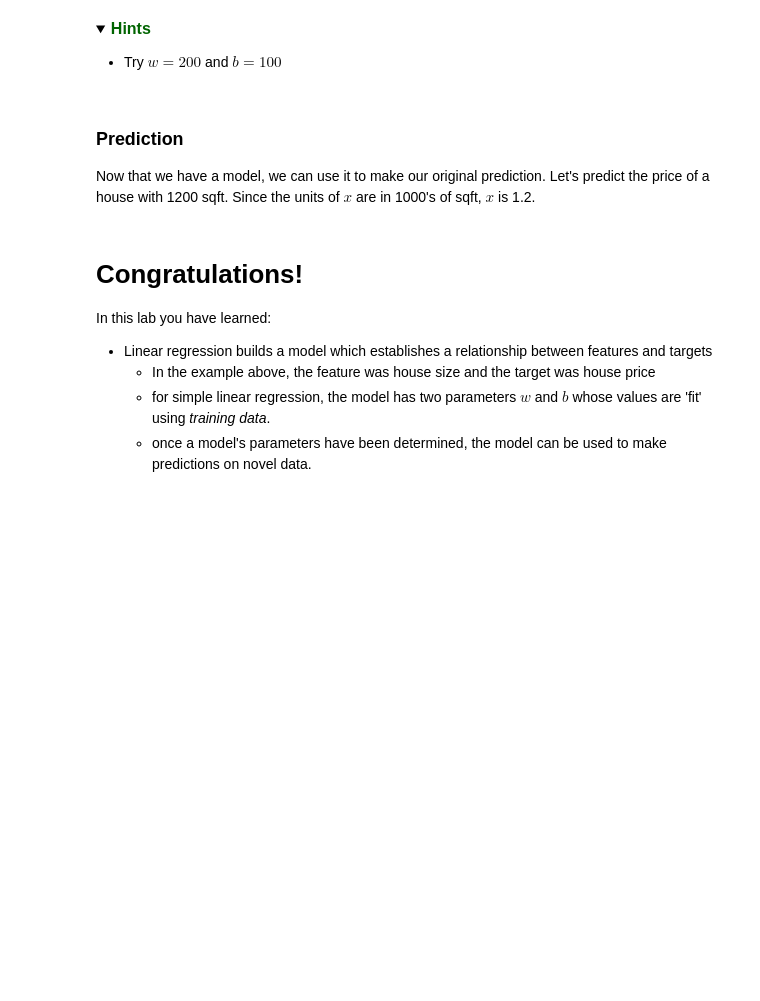
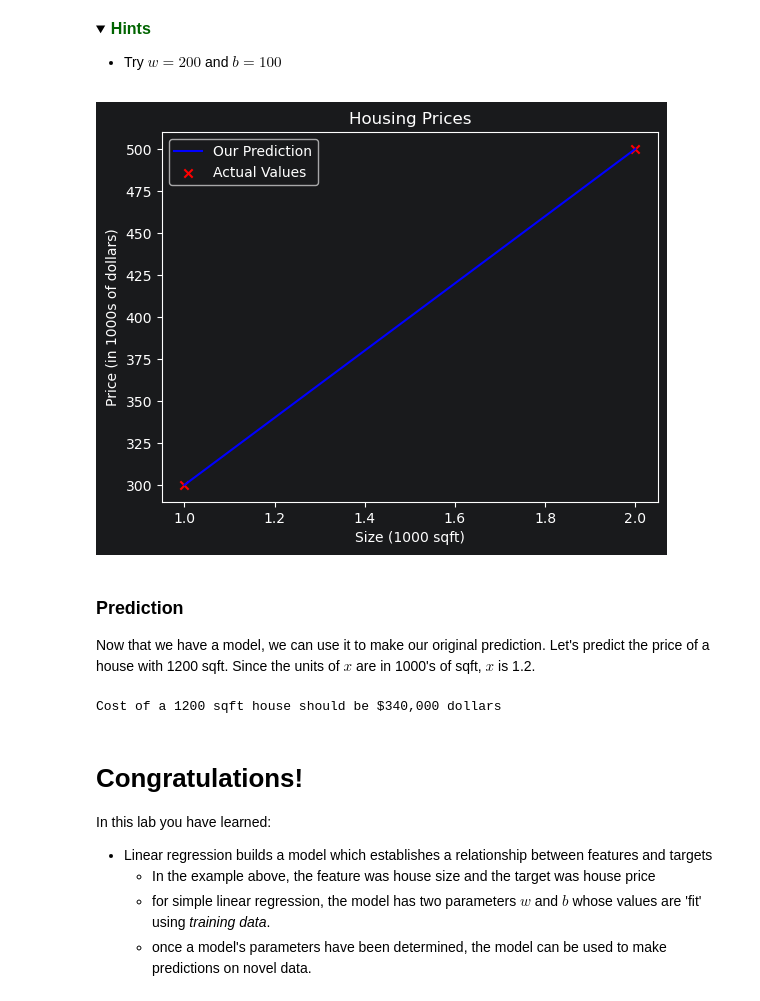
Before and after one commit to costinchelu/workspace-ml, a Jupyter notebook: deeplearning-ai-machine-learning/w1/C1_W1_Lab02_Model_Representation_Soln.ipynb, the cells around one changed output. Cells and saved outputs as stored; diff of their text form; code cells hidden in the pictures; folded sections open; blank space fills up the shorter version.

```diff
--- a/deeplearning-ai-machine-learning/w1/C1_W1_Lab02_Model_Representation_Soln.ipynb
+++ b/deeplearning-ai-machine-learning/w1/C1_W1_Lab02_Model_Representation_Soln.ipynb
@@ -32,7 +32,7 @@ In this lab you will make use of:
 # %%
 import numpy as np
 import matplotlib.pyplot as plt
-plt.style.use('./deeplearning.mplstyle')
+# plt.style.use('./deeplearning.mplstyle')
 # %% [markdown]
 # Problem Statement
 <img align="left" src="./images/C1_W1_L3_S1_trainingdata.png"    style=" width:520px; padding: 10px;  " />
@@ -181,6 +198,19 @@ You can use your mouse to click on the green "Hints" below to reveal some hints
         <li>Try $w = 200$ and $b = 100$ </li>
     </ul>
     </p>
+# %%
+try_f_wb = compute_model_output(x_train, 200, 100,)
+
+plt.plot(x_train, try_f_wb, c='b',label='Our Prediction')
+plt.scatter(x_train, y_train, marker='x', c='r',label='Actual Values')
+plt.title("Housing Prices")
+plt.ylabel('Price (in 1000s of dollars)')
+plt.xlabel('Size (1000 sqft)')
+
+plt.legend()
+plt.show()
+# %% [output]
+[figure, added]
 # %% [markdown]
 ### Prediction
 Now that we have a model, we can use it to make our original prediction. Let's predict the price of a house with 1200 sqft. Since the units of $x$ are in 1000's of sqft, $x$ is 1.2.
@@ -190,7 +220,9 @@ b = 100
 x_i = 1.2
 cost_1200sqft = w * x_i + b
 
-print(f"${cost_1200sqft:.0f} thousand dollars")
+print(f"Cost of a 1200 sqft house should be ${cost_1200sqft:.0f},000 dollars")
+# %% [output]
+Cost of a 1200 sqft house should be $340,000 dollars
 # %% [markdown]
 # Congratulations!
 In this lab you have learned:
```
Also changed, not shown: parts of 8 cells of this notebook, 2 other files.
